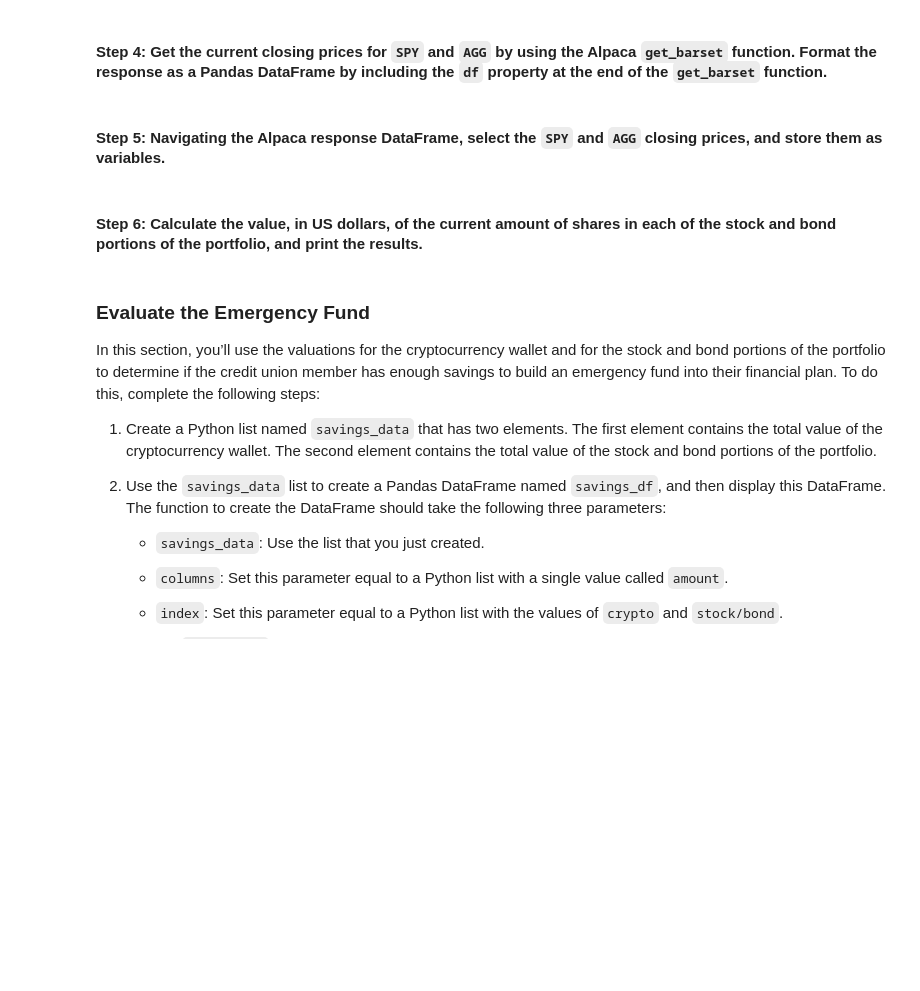
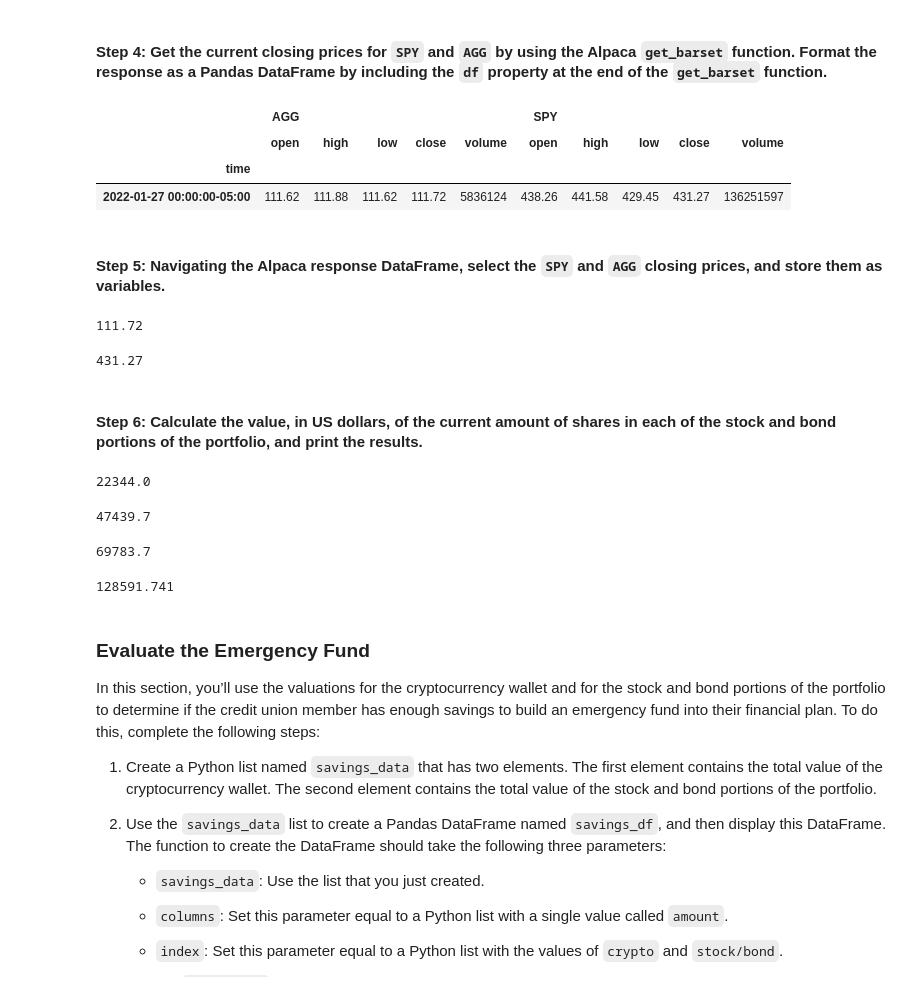
Before and after one commit to themelquiades/challenge_5_financial_planning, a Jupyter notebook: financial_planning_tools.ipynb, the cells around one changed output. Cells and saved outputs as stored; diff of their text form; code cells hidden in the pictures; blank space fills up the shorter version.

```diff
--- a/financial_planning_tools.ipynb
+++ b/financial_planning_tools.ipynb
@@ -194,0 +188,14 @@ agg_shares = 200
+# %%
+# Set the variables for the Alpaca API and secret keys
+alpaca_api_key = os.getenv("ALPACA_API_KEY")
+alpaca_secret_key = os.getenv("ALPACA_SECRET_KEY")
+
+# Checking the values were imported correctly by evaluating the type of each
+display(type(alpaca_api_key))
+display(type(alpaca_secret_key))
+
+# Create the Alpaca tradeapi.REST object
+alpaca = tradeapi.REST(
+    alpaca_api_key,
+    alpaca_secret_key,
+    api_version="v2")
@@ -202,69 +212,90 @@ agg_shares = 200
 - `start_date` and `end_date`: Use the same date for these parameters, and format them with the date of the previous weekday (or `2020-08-07`). This is because you want the one closing price for the most-recent trading day.
 # %%
 # Set the tickers for both the bond and stock portion of the portfolio
-# YOUR CODE HERE
+tickers = ['SPY','AGG']
 
 # Set timeframe to 1D
-# YOUR CODE HERE
+timeframe= '1D'
 
 # Format current date as ISO format
 # Set both the start and end date at the date of your prior weekday
 # This will give you the closing price of the previous trading day
 # Alternatively you can use a start and end date of 2020-08-07
-# YOUR CODE HERE
-# YOUR CODE HERE
+start_date = pd.Timestamp("2022-01-27", tz="America/New_York").isoformat()
+end_date = pd.Timestamp("2022-01-27", tz="America/New_York").isoformat()
 # %% [markdown]
 #### Step 4: Get the current closing prices for `SPY` and `AGG` by using the Alpaca `get_barset` function. Format the response as a Pandas DataFrame by including the `df` property at the end of the `get_barset` function.
 # %%
 # Use the Alpaca get_barset function to get current closing prices the portfolio
 # Be sure to set the `df` property after the function to format the response object as a DataFrame
-# YOUR CODE HERE
+prices_df = alpaca.get_barset(tickers,
+                             timeframe,
+                             start=start_date,
+                             end=end_date).df
+
 
 # Review the first 5 rows of the Alpaca DataFrame
-# YOUR CODE HERE
+prices_df.head()
+# %% [output]
+|  | AGG |  |  |  |  | SPY |  |  |  |  |
+|  | open | high | low | close | volume | open | high | low | close | volume |
+| time |  |  |  |  |  |  |  |  |  |  |
+| 2022-01-27 00:00:00-05:00 | 111.62 | 111.88 | 111.62 | 111.72 | 5836124 | 438.26 | 441.58 | 429.45 | 431.27 | 136251597 |
 # %% [markdown]
 #### Step 5: Navigating the Alpaca response DataFrame, select the `SPY` and `AGG` closing prices, and store them as variables.
 # %%
 # Access the closing price for AGG from the Alpaca DataFrame
 # Converting the value to a floating point number
-agg_close_price = # YOUR CODE HERE
+agg_close_price = float(prices_df['AGG']['close'])
 
 # Print the AGG closing price
-# YOUR CODE HERE
+agg_close_price
+# %% [output]
+111.72
 # %%
 # Access the closing price for SPY from the Alpaca DataFrame
 # Converting the value to a floating point number
-spy_close_price = # YOUR CODE HERE
+spy_close_price = float(prices_df['SPY']['close'])
 
 # Print the SPY closing price
-# YOUR CODE HERE
+spy_close_price
+# %% [output]
+431.27
 # %% [markdown]
 #### Step 6: Calculate the value, in US dollars, of the current amount of shares in each of the stock and bond portions of the portfolio, and print the results.
 # %%
 # Calculate the current value of the bond portion of the portfolio
-agg_value = # YOUR CODE HERE
+agg_value = agg_close_price*agg_shares
 
 # Print the current value of the bond portfolio
-# YOUR CODE HERE
+agg_value
+# %% [output]
+22344.0
 # %%
 # Calculate the current value of the stock portion of the portfolio
-spy_value = # YOUR CODE HERE
+spy_value = spy_close_price*spy_shares
 
 # Print the current value of the stock portfolio
-# YOUR CODE HERE
+spy_value
+# %% [output]
+47439.7
 # %%
 # Calculate the total value of the stock and bond portion of the portfolio
-total_stocks_bonds = # YOUR CODE HERE
+total_stocks_bonds = agg_value+spy_value
 
 # Print the current balance of the stock and bond portion of the portfolio
-# YOUR CODE HERE
+total_stocks_bonds
+# %% [output]
+69783.7
 # %%
 # Calculate the total value of the member's entire savings portfolio
 # Add the value of the cryptocurrency walled to the value of the total stocks and bonds
-total_portfolio = # YOUR CODE HERE
+total_portfolio = total_stocks_bonds + total_crypto_wallet
 
 # Print current cryptocurrency wallet balance
-# YOUR CODE HERE
+total_portfolio
+# %% [output]
+128591.741
 # %% [markdown]
 ### Evaluate the Emergency Fund
 
```
Also changed, not shown: parts of 8 cells of this notebook.
